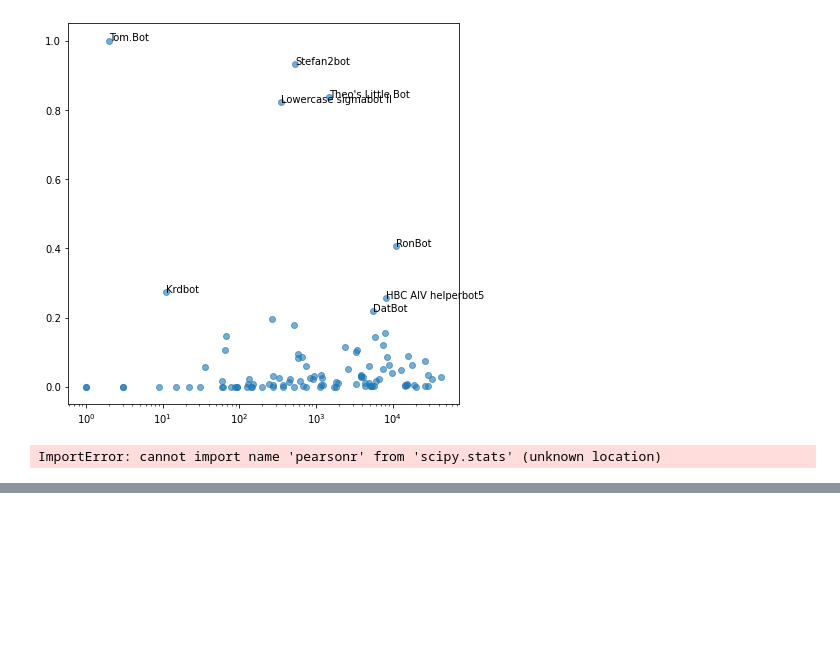
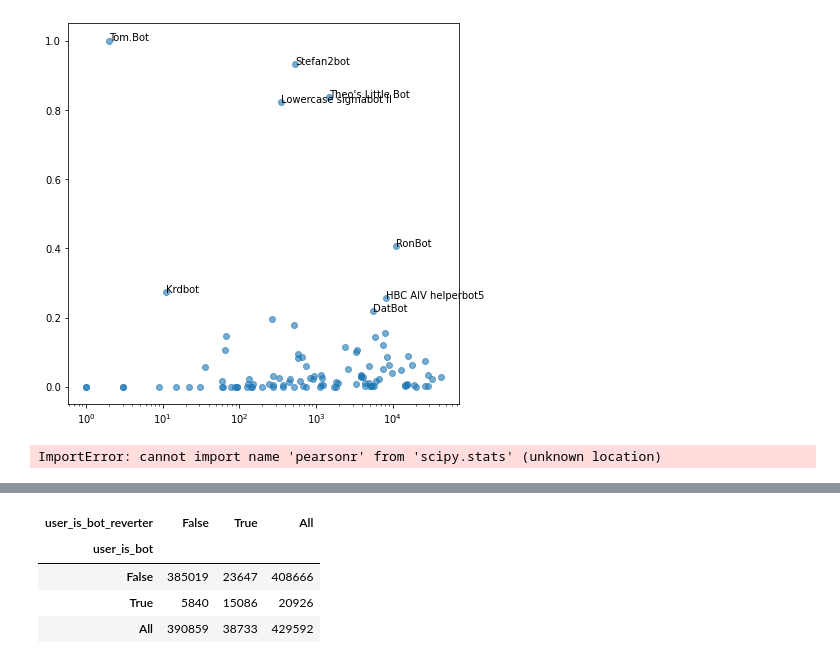
Before and after one commit to levon003/wiki-ores-feedback, a Jupyter notebook: reu2021/InitialAnalysis.ipynb, the cells around one changed output, grey strips where cells are left out. Saved outputs shown, nothing was run; the diff lists cells and outputs as text; code cells hidden in the pictures; blank space fills up the shorter version.

```diff
--- a/reu2021/InitialAnalysis.ipynb
+++ b/reu2021/InitialAnalysis.ipynb
@@ -295,0 +349,8 @@ ImportError: cannot import name 'pearsonr' from 'scipy.stats' (unknown location)
+# %%
+pd.crosstab(x.user_is_bot, x.user_is_bot_reverter, margins=True)
+# %% [output]
+| user_is_bot_reverter | False | True | All |
+| user_is_bot |  |  |  |
+| False | 385019 | 23647 | 408666 |
+| True | 5840 | 15086 | 20926 |
+| All | 390859 | 38733 | 429592 |
```
Also changed, not shown: parts of 5 cells of this notebook.
